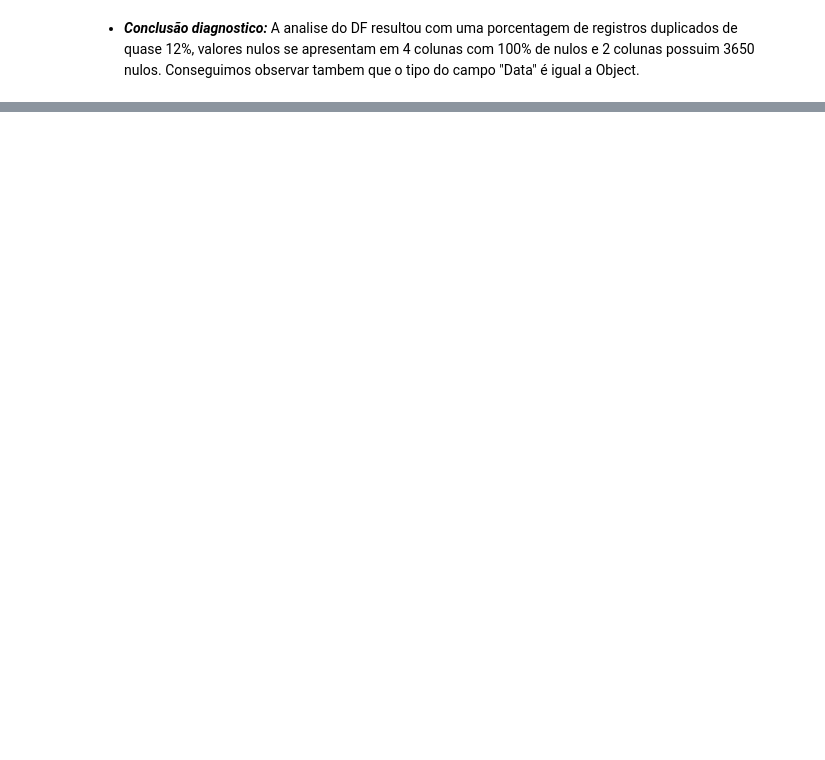
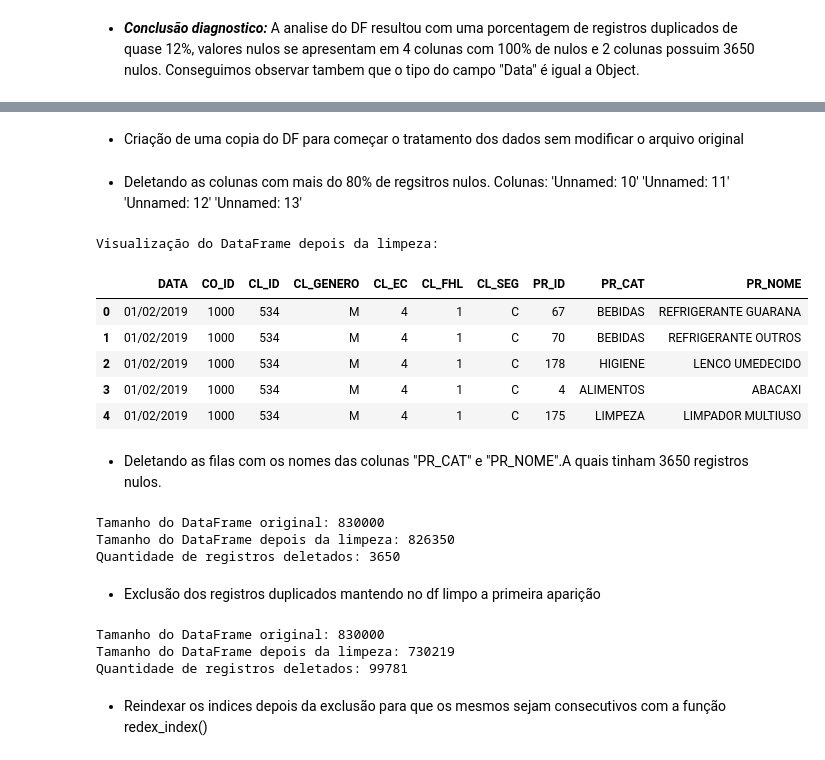
Before and after one commit to mmarkowsky/Miniprojeto_MaximilianoMarkowsky_T8, a Jupyter notebook: Modulo_1_Mini_Projeto_Avaliativo.ipynb, the cells around one changed output, grey strips where cells are left out. Drawn from its saved outputs; the diff is of its cells as text; code cells hidden in the pictures; blank space fills up the shorter version.

Commit message:
Publicar o arquivo .ipynb com as mudanças do sprint 2

```diff
--- a/Modulo_1_Mini_Projeto_Avaliativo.ipynb
+++ b/Modulo_1_Mini_Projeto_Avaliativo.ipynb
@@ -272,0 +281,56 @@ Conseguimos observar tambem que o tipo do campo "Data" é igual a Object.
+# %% [markdown]
+* Criação de uma copia do DF para começar o tratamento dos dados sem modificar o arquivo original
+# %%
+df_varejo_limpo = df_varejo.copy()
+# %% [markdown]
+* Deletando as colunas com mais do 80% de regsitros nulos. Colunas:
+'Unnamed: 10'
+'Unnamed: 11'
+'Unnamed: 12'
+'Unnamed: 13'
+# %%
+# Deletando colunas com mais do 80% de valores nulos
+df_varejo_limpo = df_varejo_limpo.drop(columns=['Unnamed: 10','Unnamed: 11','Unnamed: 12','Unnamed: 13'])
+
+print(f"Visualização do DataFrame depois da limpeza:\n")
+display(df_varejo_limpo.head(5))
+# %% [output]
+Visualização do DataFrame depois da limpeza:
+|  | DATA | CO_ID | CL_ID | CL_GENERO | CL_EC | CL_FHL | CL_SEG | PR_ID | PR_CAT | PR_NOME |
+| 0 | 01/02/2019 | 1000 | 534 | M | 4 | 1 | C | 67 | BEBIDAS | REFRIGERANTE GUARANA |
+| 1 | 01/02/2019 | 1000 | 534 | M | 4 | 1 | C | 70 | BEBIDAS | REFRIGERANTE OUTROS |
+| 2 | 01/02/2019 | 1000 | 534 | M | 4 | 1 | C | 178 | HIGIENE | LENCO UMEDECIDO |
+| 3 | 01/02/2019 | 1000 | 534 | M | 4 | 1 | C | 4 | ALIMENTOS | ABACAXI |
+| 4 | 01/02/2019 | 1000 | 534 | M | 4 | 1 | C | 175 | LIMPEZA | LIMPADOR MULTIUSO |
+# %% [markdown]
+* Deletando as filas com os nomes das colunas "PR_CAT" e "PR_NOME".A quais tinham 3650 registros nulos.
+# %%
+import numpy as np
+
+df_varejo_limpo = df_varejo_limpo.replace(['#N/D'], np.nan)
+df_varejo_limpo.dropna(subset=['PR_CAT', 'PR_NOME'], inplace=True)
+
+print(f"Tamanho do DataFrame original: {len(df_varejo)}")
+print(f"Tamanho do DataFrame depois da limpeza: {len(df_varejo_limpo)}")
+deletados = len(df_varejo) - len(df_varejo_limpo)
+print(f"Quantidade de registros deletados: {deletados}")
+# %% [output]
+Tamanho do DataFrame original: 830000
+Tamanho do DataFrame depois da limpeza: 826350
+Quantidade de registros deletados: 3650
+# %% [markdown]
+* Exclusão dos registros duplicados mantendo no df limpo a primeira aparição
+# %%
+# Deletando registros duplicados mantendo a primeira aparição com o parâmetro (keep='first')
+df_varejo_limpo = df_varejo_limpo.drop_duplicates(keep='first')
+
+print(f"Tamanho do DataFrame original: {len(df_varejo)}")
+print(f"Tamanho do DataFrame depois da limpeza: {len(df_varejo_limpo)}")
+deletados = len(df_varejo) - len(df_varejo_limpo)
+print(f"Quantidade de registros deletados: {deletados}")
+# %% [output]
+Tamanho do DataFrame original: 830000
+Tamanho do DataFrame depois da limpeza: 730219
+Quantidade de registros deletados: 99781
+# %% [markdown]
+* Reindexar os indices depois da exclusão para que os mesmos sejam consecutivos com a função redex_index()
```
Also changed, not shown: parts of 8 cells of this notebook.
